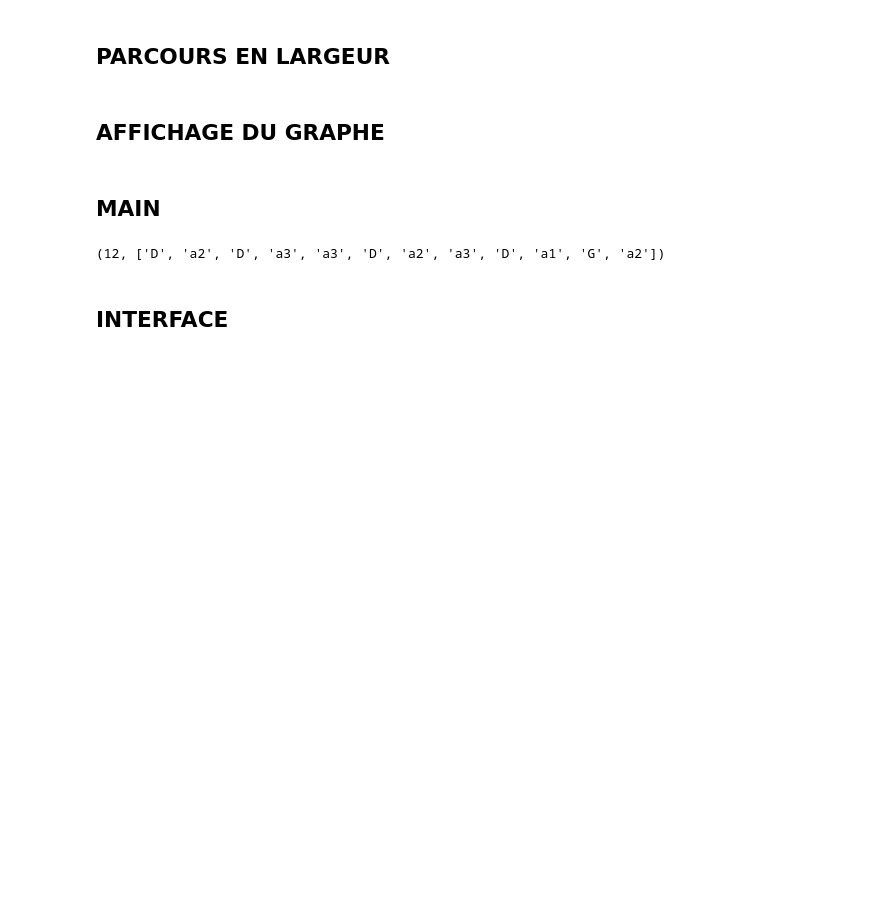
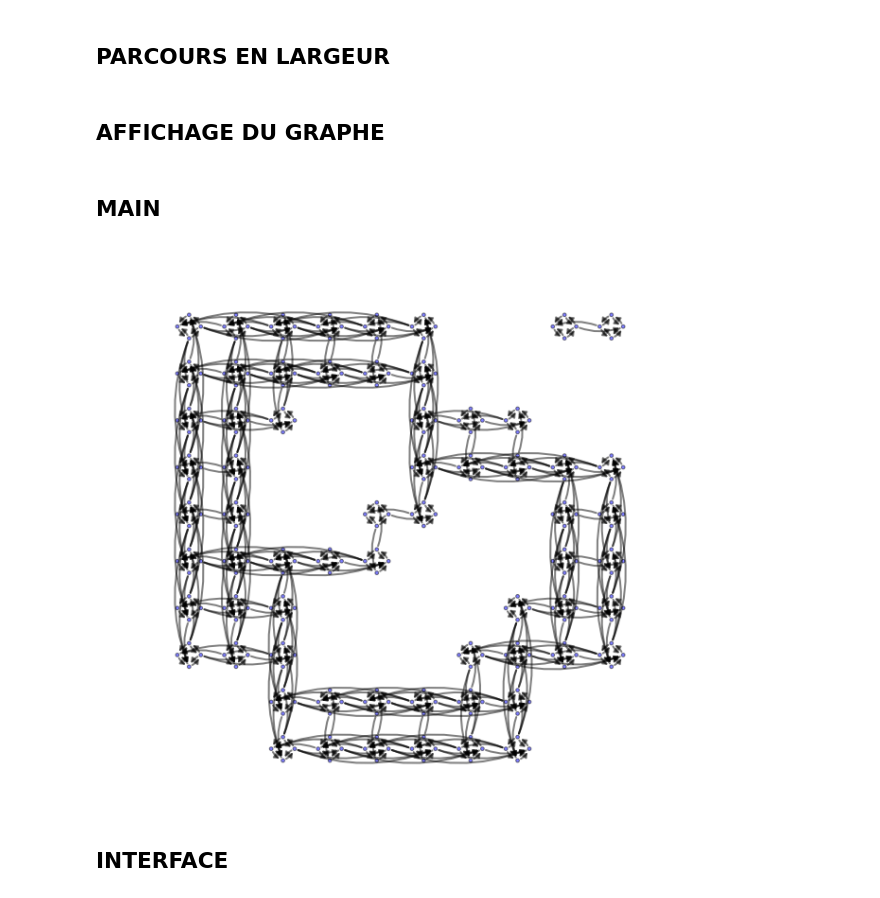
Before and after one commit to emited/ProjMOGPL, a Jupyter notebook: projet.ipynb, the cells around one changed output. Saved outputs shown, nothing was run; the diff lists cells and outputs as text; code cells hidden in the pictures; blank space fills up the shorter version.

```diff
--- a/projet.ipynb
+++ b/projet.ipynb
@@ -15,16 +15,15 @@ import numpy as np
 # %%
 def readfile(filename):
     with open(filename) as f:
-        M,N = [int(x) for x in f.readline().split()] # lecture de la premiere ligne
+        M,N = [x for x in f.readline().split()] # lecture de la premiere ligne
         array = []
         i=0
         for line in f:
-            if(i<M): # lecture du bloc
+            if(i<int(M)): # lecture du bloc
                 array.append(np.array([int(x) for x in line.split()]))
                 i+=1
             else: #lecture du début, de la fin, ainsi que de la direction
-                iStart,jStart,iEnd,jEnd=[int(line.split()[i]) for i in range(4)]
-                startDir=line.split()[4]
+                iStart,jStart,iEnd,jEnd,startDir=[x for x in line.split()]
                 break
     return M,N,np.array(array),iStart,jStart,iEnd,jEnd,startDir
 # %% [markdown]
@@ -203,12 +212,21 @@ def show_graph(G): # affiche le graphe
 ## MAIN
 # %%
 m,n,A,iS,jS,iE,jE,sD=readfile('entree.txt')
-G3=gen_graph(9,9,A[0:9,0:9])
-#show_graph(G3)
+if(sD=='nord'):
+    sD='1'
+if(sD=='est'):
+    sD='2'
+if(sD=='sud'):
+    sD='3'
+if(sD=='ouest'):
+    sD='4'
+start=iS+jS+sD
+end=iE+jE+'1'
+G=gen_graph(9,9,A[0:9,0:9]) #A original trop grand pour pouvoir l'afficher
+BFS(start,end,G)
+show_graph(G3)
+# %% [output]
+[figure, added]
-# %%
-BFS('723','271',G3)
-# %% [output]
-(12, ['D', 'a2', 'D', 'a3', 'a3', 'D', 'a2', 'a3', 'D', 'a1', 'G', 'a2'])
 # %% [markdown]
 ## INTERFACE
 # %%
```
Also changed, not shown: parts of 2 cells of this notebook.
